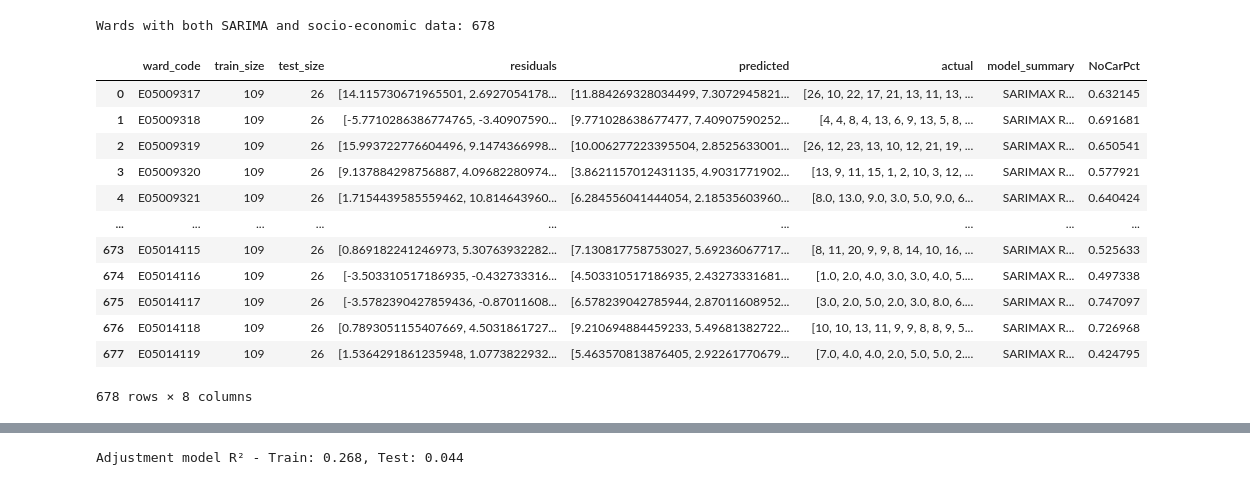
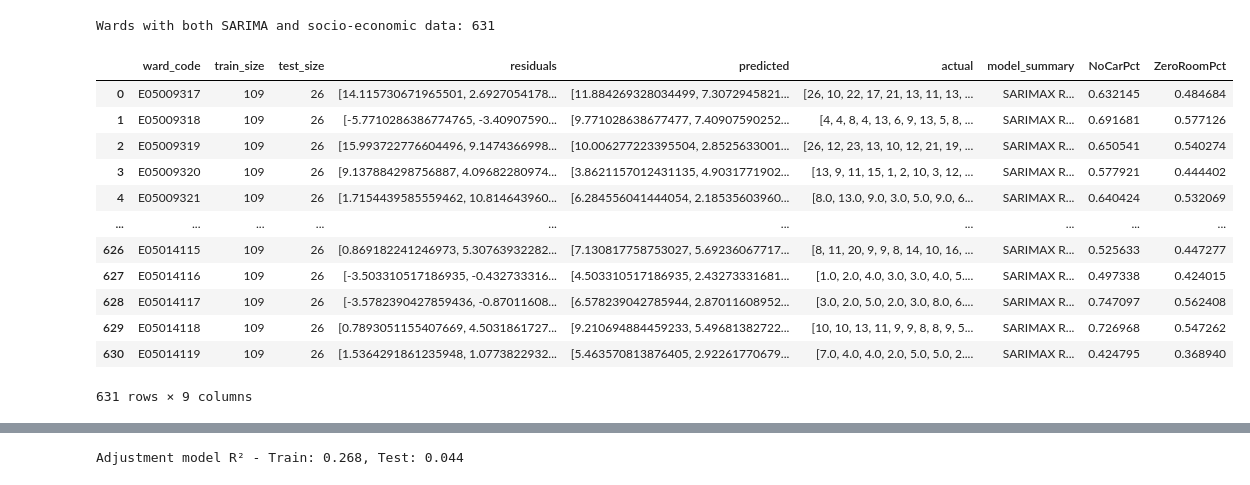
Before and after one commit to EvatsugDnalloR/MD_CBL-Group_2, a Jupyter notebook: residual_opt_exmaple.ipynb, the cells around one changed output, grey strips where cells are left out. Saved outputs shown, nothing was run; the diff lists cells and outputs as text; code cells hidden in the pictures.

```diff
--- a/residual_opt_exmaple.ipynb
+++ b/residual_opt_exmaple.ipynb
@@ -10,7 +10,7 @@ from statsmodels.graphics.tsaplots import plot_acf
 from sklearn.metrics import mean_absolute_error, mean_squared_error
 
 # Load data and aggregate to ward-monthly counts
-burglary = pd.read_csv('data/residential_burglary.csv', parse_dates=['Month'])
+burglary = pd.read_csv('data/residential_burglary.csv')
 
 # Combine 'Year' and 'Month' into a single datetime column
 burglary ["Month"] = pd.to_datetime(burglary ["Year"].astype(str) + "-" + burglary ["Month"].astype(str), format="%Y-%m")
@@ -20,8 +20,6 @@ burglary_monthly = burglary.groupby(["Ward Code", "Month"]).size().reset_index(n
 print("Raw data overview:")
 print(f"Total wards: {burglary_monthly['Ward Code'].nunique()}")
 print(f"Time range: {burglary_monthly['Month'].min()} to {burglary_monthly['Month'].max()}")
-
-burglary_monthly
 # %% [output]
 Raw data overview:
 Total wards: 679
@@ -44,7 +33,7 @@ Time range: 2013-12-01 00:00:00 to 2025-02-01 00:00:00
 
 import warnings
 
-warnings.filterwarnings("ignore")
+# warnings.filterwarnings("ignore")
 
 # Set manual orders for all wards
 UNIVERSAL_ORDER = (3, 1, 1)
@@ -60,9 +49,10 @@ def analyze_ward(args):
 
         if ward_df.isnull().values.any():
             print(f"{ward_code} has NaN values")
-            # ward_df.fillna(method='ffill', inplace=True)  # Forward-fill missing values
+            if ward_df.isnull().sum().sum() > 10:
+                print(f"{ward_code} has more than 10 NaN values, aborted")
+                return None
             ward_df.ffill(inplace=True)
-            # ward_df.fillna(method='bfill', inplace=True)  # Back-fill as a fallback
 
         # Filter wards with sufficient history
         if len(ward_df) < TEST_MONTHS * 2:
@@ -130,7 +120,7 @@ results = [res for res in results if res is not None]
 
 print(f"\nSuccessfully processed {len(results)} wards with sufficient data")
 
-warnings.filterwarnings("default")
+# warnings.filterwarnings("default")
 # %% [output]
 E05009317 completed
 E05009318 completed
@@ -262,29 +220,38 @@ Wards with Negative Bias: 247
 # %%
 # Load and process car ownership data
 cars_df = pd.read_excel('data/housing/cars_or_vans_wards.xlsx', sheet_name='2021')
 cars_df['NoCarPct'] = (cars_df['none'] / cars_df['All households'])
-socio_economic = cars_df[['ward code', 'NoCarPct']].rename(columns={'ward code': 'ward_code'})
+cars = cars_df[['ward code', 'NoCarPct']].rename(columns={'ward code': 'ward_code'})
 
 # Merge with SARIMA results
 results_df = pd.DataFrame(results)
 
-hybrid_data = pd.merge(results_df, socio_economic, on='ward_code', how='inner')
+hybrid_data = pd.merge(results_df, cars, on='ward_code', how='inner')
+
+occupancy_df = pd.read_excel('data/housing/occupancy_rating_bedrooms_wards.xlsx', sheet_name='2021')
+occupancy_df["ZeroRoomPct"] = (occupancy_df["0"] / occupancy_df["All Households"])
+occupancy = occupancy_df[["ward code", "ZeroRoomPct"]].rename(columns={'ward code': 'ward_code'})
+
+results_df = pd.DataFrame(occupancy)
+
+hybrid_data = pd.merge(hybrid_data, occupancy, on='ward_code', how='inner')
+
 
 print(f"Wards with both SARIMA and socio-economic data: {len(hybrid_data)}")
 
 hybrid_data
 # %% [output]
-Wards with both SARIMA and socio-economic data: 678
+Wards with both SARIMA and socio-economic data: 631
-|  | ward_code | train_size | test_size | residuals | predicted | actual | model_summary | NoCarPct |
-| 0 | E05009317 | 109 | 26 | [14.115730671965501, 2.6927054178... | [11.884269328034499, 7.3072945821... | [26, 10, 22, 17, 21, 13, 11, 13, ... | SARIMAX R... | 0.632145 |
-| 1 | E05009318 | 109 | 26 | [-5.7710286386774765, -3.40907590... | [9.771028638677477, 7.40907590252... | [4, 4, 8, 4, 13, 6, 9, 13, 5, 8, ... | SARIMAX R... | 0.691681 |
-| 2 | E05009319 | 109 | 26 | [15.993722776604496, 9.1474366998... | [10.006277223395504, 2.8525633001... | [26, 12, 23, 13, 10, 12, 21, 19, ... | SARIMAX R... | 0.650541 |
-| 3 | E05009320 | 109 | 26 | [9.137884298756887, 4.09682280974... | [3.8621157012431135, 4.9031771902... | [13, 9, 11, 15, 1, 2, 10, 3, 12, ... | SARIMAX R... | 0.577921 |
-| 4 | E05009321 | 109 | 26 | [1.7154439585559462, 10.814643960... | [6.284556041444054, 2.18535603960... | [8.0, 13.0, 9.0, 3.0, 5.0, 9.0, 6... | SARIMAX R... | 0.640424 |
-| ... | ... | ... | ... | ... | ... | ... | ... | ... |
-| 673 | E05014115 | 109 | 26 | [0.869182241246973, 5.30763932282... | [7.130817758753027, 5.69236067717... | [8, 11, 20, 9, 9, 8, 14, 10, 16, ... | SARIMAX R... | 0.525633 |
-| 674 | E05014116 | 109 | 26 | [-3.503310517186935, -0.432733316... | [4.503310517186935, 2.43273331681... | [1.0, 2.0, 4.0, 3.0, 3.0, 4.0, 5.... | SARIMAX R... | 0.497338 |
-| 675 | E05014117 | 109 | 26 | [-3.5782390427859436, -0.87011608... | [6.578239042785944, 2.87011608952... | [3.0, 2.0, 5.0, 2.0, 3.0, 8.0, 6.... | SARIMAX R... | 0.747097 |
-| 676 | E05014118 | 109 | 26 | [0.7893051155407669, 4.5031861727... | [9.210694884459233, 5.49681382722... | [10, 10, 13, 11, 9, 9, 8, 8, 9, 5... | SARIMAX R... | 0.726968 |
-| 677 | E05014119 | 109 | 26 | [1.5364291861235948, 1.0773822932... | [5.463570813876405, 2.92261770679... | [7.0, 4.0, 4.0, 2.0, 5.0, 5.0, 2.... | SARIMAX R... | 0.424795 |
+|  | ward_code | train_size | test_size | residuals | predicted | actual | model_summary | NoCarPct | ZeroRoomPct |
+| 0 | E05009317 | 109 | 26 | [14.115730671965501, 2.6927054178... | [11.884269328034499, 7.3072945821... | [26, 10, 22, 17, 21, 13, 11, 13, ... | SARIMAX R... | 0.632145 | 0.484684 |
+| 1 | E05009318 | 109 | 26 | [-5.7710286386774765, -3.40907590... | [9.771028638677477, 7.40907590252... | [4, 4, 8, 4, 13, 6, 9, 13, 5, 8, ... | SARIMAX R... | 0.691681 | 0.577126 |
+| 2 | E05009319 | 109 | 26 | [15.993722776604496, 9.1474366998... | [10.006277223395504, 2.8525633001... | [26, 12, 23, 13, 10, 12, 21, 19, ... | SARIMAX R... | 0.650541 | 0.540274 |
+| 3 | E05009320 | 109 | 26 | [9.137884298756887, 4.09682280974... | [3.8621157012431135, 4.9031771902... | [13, 9, 11, 15, 1, 2, 10, 3, 12, ... | SARIMAX R... | 0.577921 | 0.444402 |
+| 4 | E05009321 | 109 | 26 | [1.7154439585559462, 10.814643960... | [6.284556041444054, 2.18535603960... | [8.0, 13.0, 9.0, 3.0, 5.0, 9.0, 6... | SARIMAX R... | 0.640424 | 0.532069 |
+| ... | ... | ... | ... | ... | ... | ... | ... | ... | ... |
+| 626 | E05014115 | 109 | 26 | [0.869182241246973, 5.30763932282... | [7.130817758753027, 5.69236067717... | [8, 11, 20, 9, 9, 8, 14, 10, 16, ... | SARIMAX R... | 0.525633 | 0.447277 |
+| 627 | E05014116 | 109 | 26 | [-3.503310517186935, -0.432733316... | [4.503310517186935, 2.43273331681... | [1.0, 2.0, 4.0, 3.0, 3.0, 4.0, 5.... | SARIMAX R... | 0.497338 | 0.424015 |
+| 628 | E05014117 | 109 | 26 | [-3.5782390427859436, -0.87011608... | [6.578239042785944, 2.87011608952... | [3.0, 2.0, 5.0, 2.0, 3.0, 8.0, 6.... | SARIMAX R... | 0.747097 | 0.562408 |
+| 629 | E05014118 | 109 | 26 | [0.7893051155407669, 4.5031861727... | [9.210694884459233, 5.49681382722... | [10, 10, 13, 11, 9, 9, 8, 8, 9, 5... | SARIMAX R... | 0.726968 | 0.547262 |
+| 630 | E05014119 | 109 | 26 | [1.5364291861235948, 1.0773822932... | [5.463570813876405, 2.92261770679... | [7.0, 4.0, 4.0, 2.0, 5.0, 5.0, 2.... | SARIMAX R... | 0.424795 | 0.368940 |
-678 rows × 8 columns
+631 rows × 9 columns
```
Also changed, not shown: parts of 9 cells of this notebook, 3 other files.
